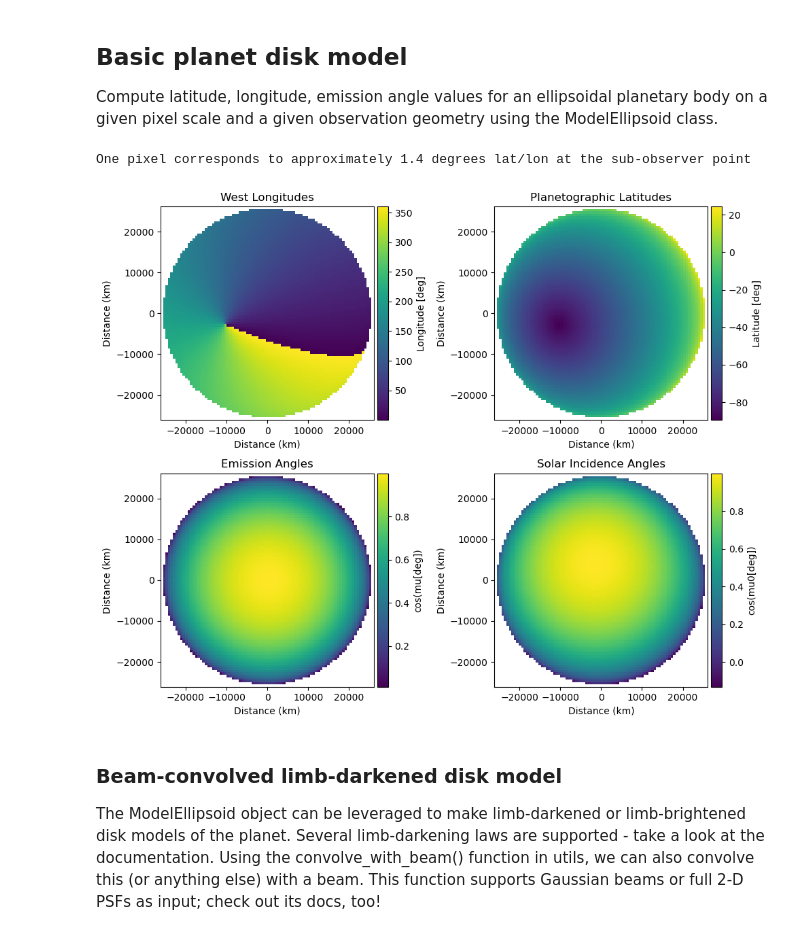
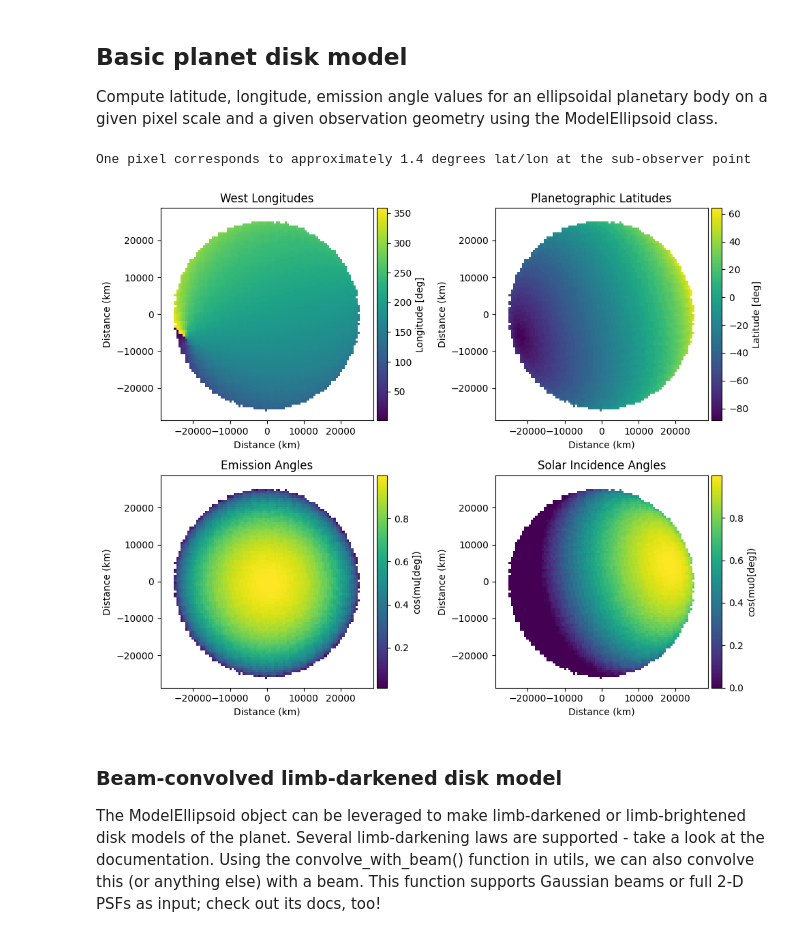
Before and after one commit to emolter/pylanetary, a Jupyter notebook: docs/nav-tutorial.ipynb, the cells around one changed output. Cells and saved outputs as stored; diff of their text form; code cells hidden in the pictures.

```diff
--- a/docs/nav-tutorial.ipynb
+++ b/docs/nav-tutorial.ipynb
@@ -37,14 +17,14 @@ from astropy.io import fits
 Compute latitude, longitude, emission angle values for an ellipsoidal planetary body on a given pixel scale and a given observation geometry using the ModelEllipsoid class.
 # %%
 ## user-defined inputs
-ob_lon = 37.1 #degrees
-ob_lat = -65 #degrees
+ob_lon = 200 #degrees
+ob_lat = -25 #degrees
 pixscale_km = 600
 np_ang = 285 #degrees
 req = 25560 #km
 rpol = 24970 #km
-sun_lon = 60.
-sun_lat = 10.
+sun_lon = 200.
+sun_lat = 25.
 
 # instantiate a ModelEllipsoid
 ellipsoid = ModelEllipsoid(ob_lon, ob_lat, pixscale_km, np_ang, req, rpol, sun_lon=sun_lon, sun_lat=sun_lat)
@@ -54,34 +34,34 @@ shape = ellipsoid.lon_w.shape
 deg_per_px = ellipsoid.deg_per_px
 print(f'One pixel corresponds to approximately {deg_per_px:.1f} degrees lat/lon at the sub-observer point')
 
 # plot it
 extent = (-pixscale_km*shape[0]/2, pixscale_km*shape[0]/2, -pixscale_km*shape[1]/2, pixscale_km*shape[1]/2)
 fig, ((ax0, ax1),(ax2, ax3)) = plt.subplots(2,2, figsize = (10, 8))
 
 im0 = ax0.imshow(ellipsoid.lon_w, origin = 'lower', extent=extent)
 ax0.set_title('West Longitudes')
 im1 = ax1.imshow(ellipsoid.lat_g, origin = 'lower', extent=extent)
 ax1.set_title('Planetographic Latitudes')
 im2 = ax2.imshow(ellipsoid.mu, origin = 'lower', extent=extent)
 ax2.set_title('Emission Angles')
 im3 = ax3.imshow(ellipsoid.mu0, origin = 'lower', extent=extent)
 ax3.set_title('Solar Incidence Angles')
 
 ims = [im0, im1, im2, im3]
 labels = ['Longitude [deg]', 'Latitude [deg]', 'cos(mu[deg])', 'cos(mu0[deg])']
 for i, ax in enumerate([ax0, ax1, ax2, ax3]):
     ax.set_xlabel('Distance (km)')
     ax.set_ylabel('Distance (km)')
     divider = make_axes_locatable(ax)
     cax = divider.append_axes('right', size='5%', pad=0.05)
     fig.colorbar(ims[i], cax=cax, orientation='vertical', label=labels[i])
 
 plt.tight_layout()
 plt.show()
 plt.close()
 # %% [output]
 One pixel corresponds to approximately 1.4 degrees lat/lon at the sub-observer point
-[figure, old version]
+[figure, new version]
 # %% [markdown]
 ### Beam-convolved limb-darkened disk model
 
```
Also changed, not shown: parts of 11 cells of this notebook, 4 other files.
